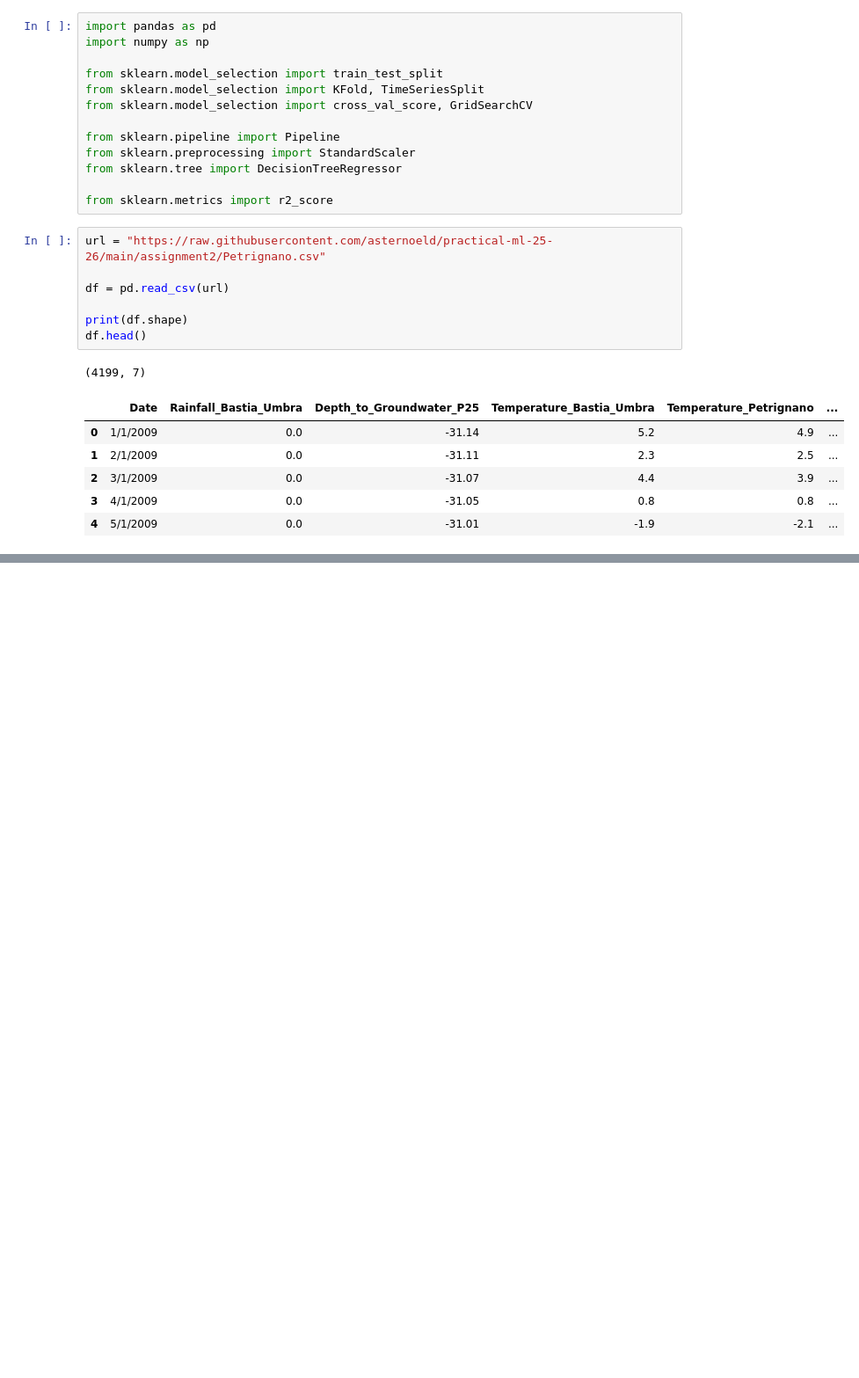
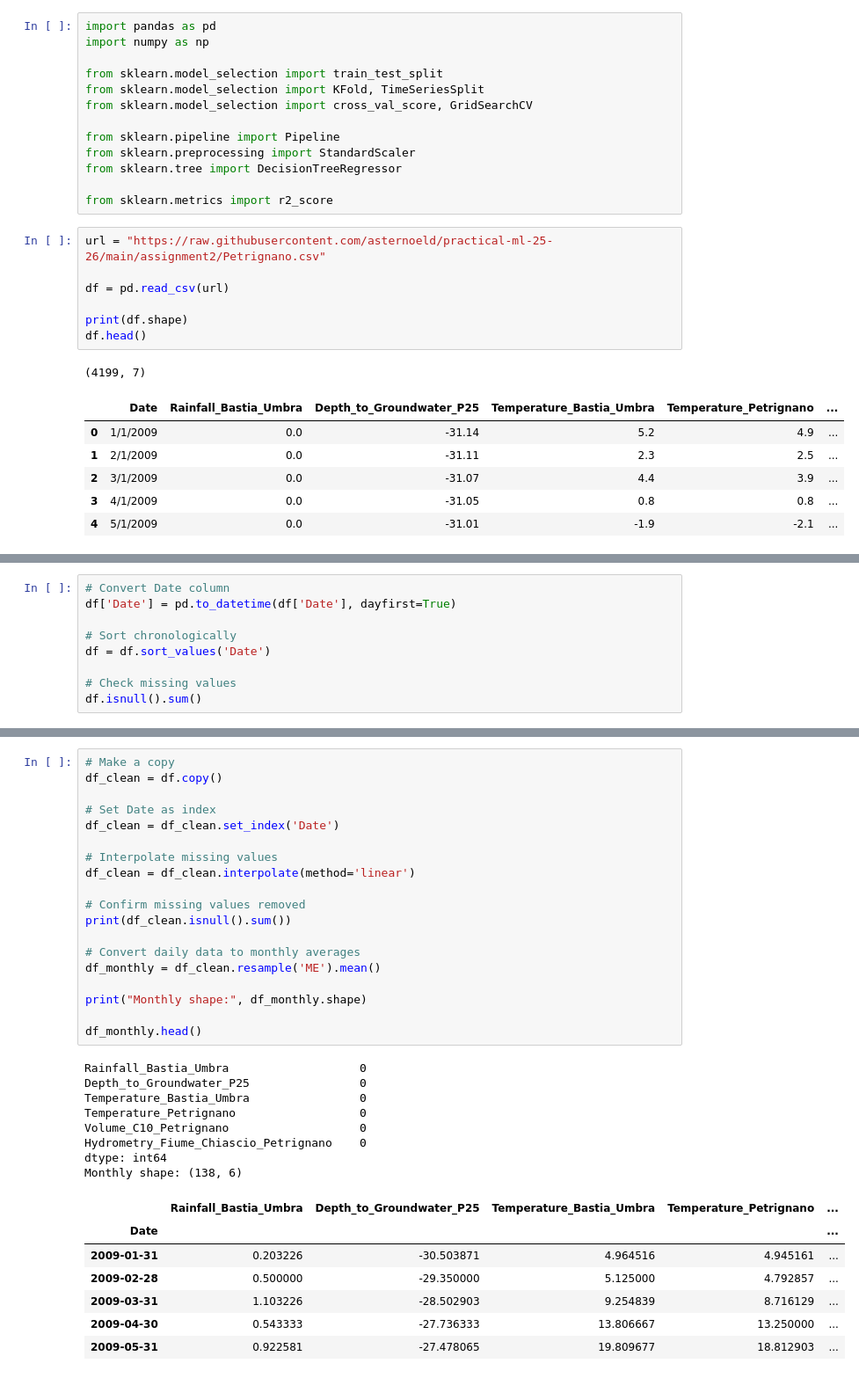
Before and after one commit to asternoeld/practical-ml-25-26, a Jupyter notebook: assignment2/assignment2.ipynb, the cells around one changed output, grey strips where cells are left out. Shown at 88% size. Drawn from its saved outputs; the diff is of its cells as text; blank space fills up the shorter version.

```diff
--- a/assignment2/assignment2.ipynb
+++ b/assignment2/assignment2.ipynb
@@ -45,0 +58,9 @@ df.head()
+# %%
+# Convert Date column
+df['Date'] = pd.to_datetime(df['Date'], dayfirst=True)
+
+# Sort chronologically
+df = df.sort_values('Date')
+
+# Check missing values
+df.isnull().sum()
@@ -45,0 +84,35 @@ df.head()
+# %%
+# Make a copy
+df_clean = df.copy()
+
+# Set Date as index
+df_clean = df_clean.set_index('Date')
+
+# Interpolate missing values
+df_clean = df_clean.interpolate(method='linear')
+
+# Confirm missing values removed
+print(df_clean.isnull().sum())
+
+# Convert daily data to monthly averages
+df_monthly = df_clean.resample('ME').mean()
+
+print("Monthly shape:", df_monthly.shape)
+
+df_monthly.head()
+# %% [output]
+Rainfall_Bastia_Umbra                   0
+Depth_to_Groundwater_P25                0
+Temperature_Bastia_Umbra                0
+Temperature_Petrignano                  0
+Volume_C10_Petrignano                   0
+Hydrometry_Fiume_Chiascio_Petrignano    0
+dtype: int64
+Monthly shape: (138, 6)
+|  | Rainfall_Bastia_Umbra | Depth_to_Groundwater_P25 | Temperature_Bastia_Umbra | Temperature_Petrignano | ... |
+| Date |  |  |  |  | ... |
+| 2009-01-31 | 0.203226 | -30.503871 | 4.964516 | 4.945161 | ... |
+| 2009-02-28 | 0.500000 | -29.350000 | 5.125000 | 4.792857 | ... |
+| 2009-03-31 | 1.103226 | -28.502903 | 9.254839 | 8.716129 | ... |
+| 2009-04-30 | 0.543333 | -27.736333 | 13.806667 | 13.250000 | ... |
+| 2009-05-31 | 0.922581 | -27.478065 | 19.809677 | 18.812903 | ... |
```
Also changed, not shown: parts of 15 cells of this notebook.
